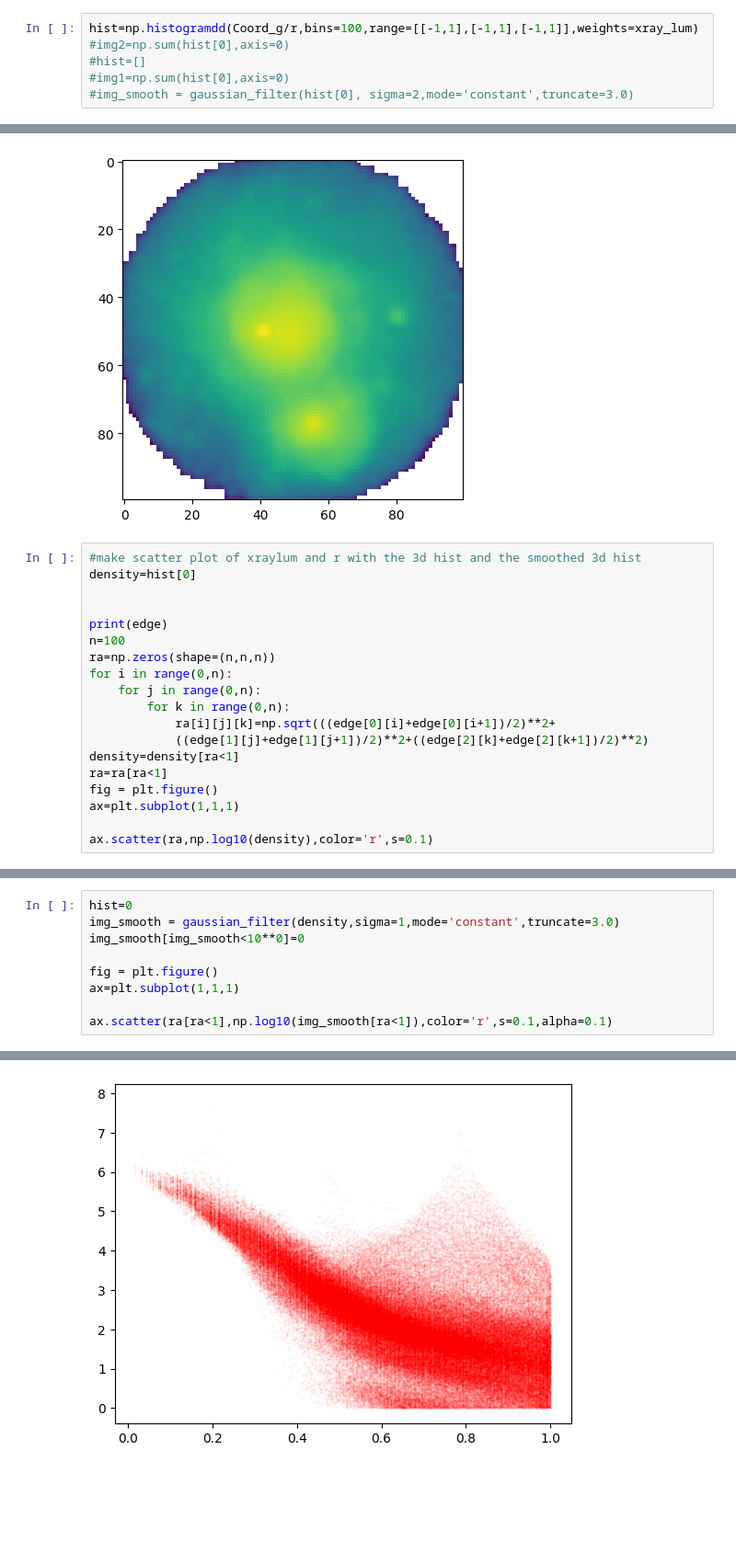
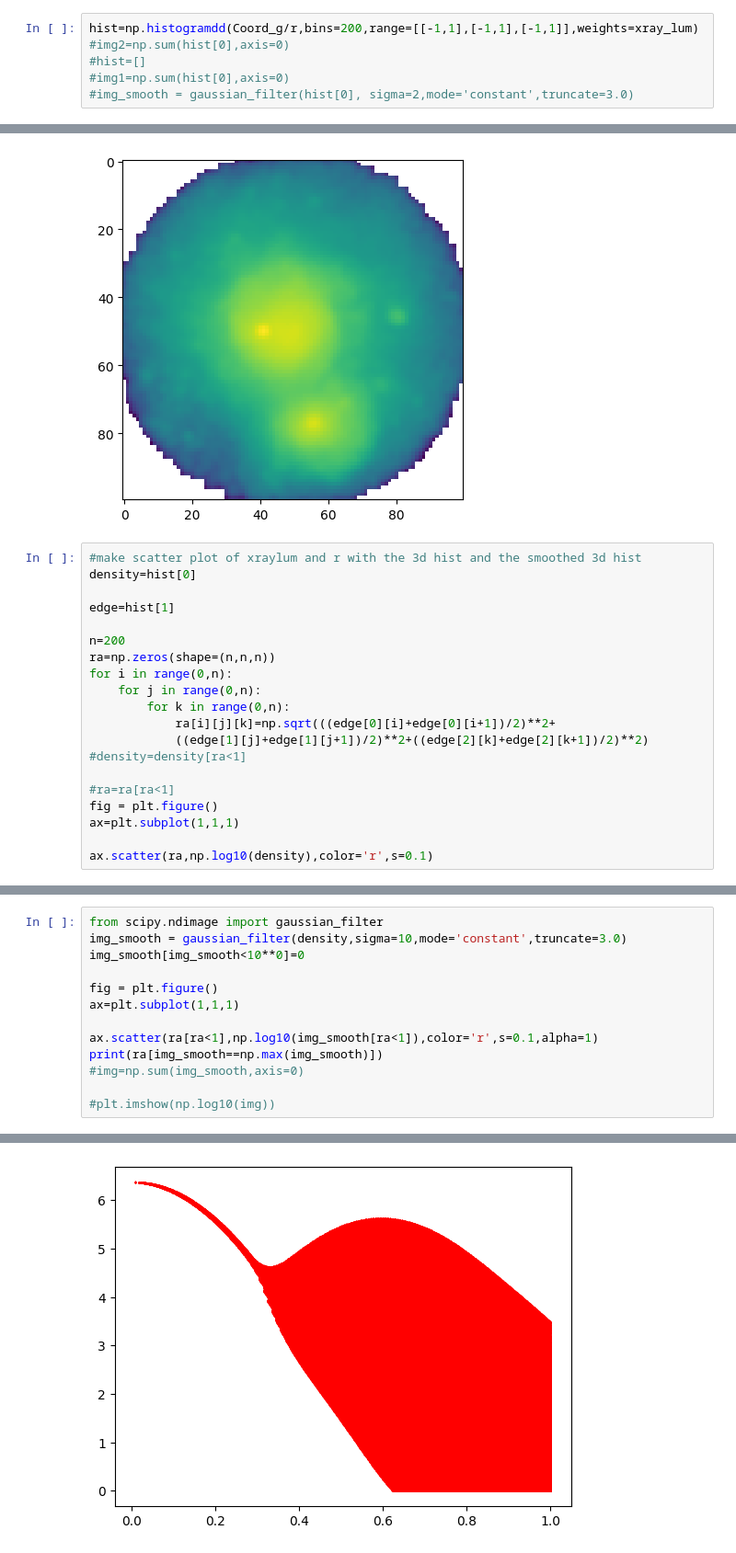
Before and after one commit to yjqqyjq/code, a Jupyter notebook: profile_from_hdf5.ipynb, the cells around one changed output, grey strips where cells are left out. Shown at 92% size. Cells and saved outputs as stored; diff of their text form; blank space fills up the shorter version.

```diff
--- a/profile_from_hdf5.ipynb
+++ b/profile_from_hdf5.ipynb
@@ -139,7 +153,7 @@ plt.imshow(img_smooth[49])
 <matplotlib.image.AxesImage at 0x...>
 [figure]
 # %%
-hist=np.histogramdd(Coord_g/r,bins=100,range=[[-1,1],[-1,1],[-1,1]],weights=xray_lum)
+hist=np.histogramdd(Coord_g/r,bins=200,range=[[-1,1],[-1,1],[-1,1]],weights=xray_lum)
 #img2=np.sum(hist[0],axis=0)
 #hist=[]
 #img1=np.sum(hist[0],axis=0)
@@ -165,17 +178,18 @@ plt.imshow(np.log10(img1))
 #make scatter plot of xraylum and r with the 3d hist and the smoothed 3d hist
 density=hist[0]
 
+edge=hist[1]
 
-print(edge)
-n=100
+n=200
 ra=np.zeros(shape=(n,n,n))
 for i in range(0,n):
     for j in range(0,n):
         for k in range(0,n):
             ra[i][j][k]=np.sqrt(((edge[0][i]+edge[0][i+1])/2)**2+
             ((edge[1][j]+edge[1][j+1])/2)**2+((edge[2][k]+edge[2][k+1])/2)**2)
-density=density[ra<1]
-ra=ra[ra<1]
+#density=density[ra<1]
+
+#ra=ra[ra<1]
 fig = plt.figure()
 ax=plt.subplot(1,1,1)
 
@@ -203,10 +200,14 @@ ax.scatter(ra,np.log10(density),color='r',s=0.1)
 # %%
-hist=0
-img_smooth = gaussian_filter(density,sigma=1,mode='constant',truncate=3.0)
+from scipy.ndimage import gaussian_filter
+img_smooth = gaussian_filter(density,sigma=10,mode='constant',truncate=3.0)
 img_smooth[img_smooth<10**0]=0
 
 fig = plt.figure()
 ax=plt.subplot(1,1,1)
 
-ax.scatter(ra[ra<1],np.log10(img_smooth[ra<1]),color='r',s=0.1,alpha=0.1)
+ax.scatter(ra[ra<1],np.log10(img_smooth[ra<1]),color='r',s=0.1,alpha=1)
+print(ra[img_smooth==np.max(img_smooth)])
+#img=np.sum(img_smooth,axis=0)
+
+#plt.imshow(np.log10(img))
 # %% [output]
@@ -214 +215 @@ ax.scatter(ra[ra<1],np.log10(img_smooth[ra<1]),color='r',s=0.1,alpha=0.1)
-[figure, old version]
+[figure, new version]
```
Also changed, not shown: parts of 6 cells of this notebook, 4 other files.
